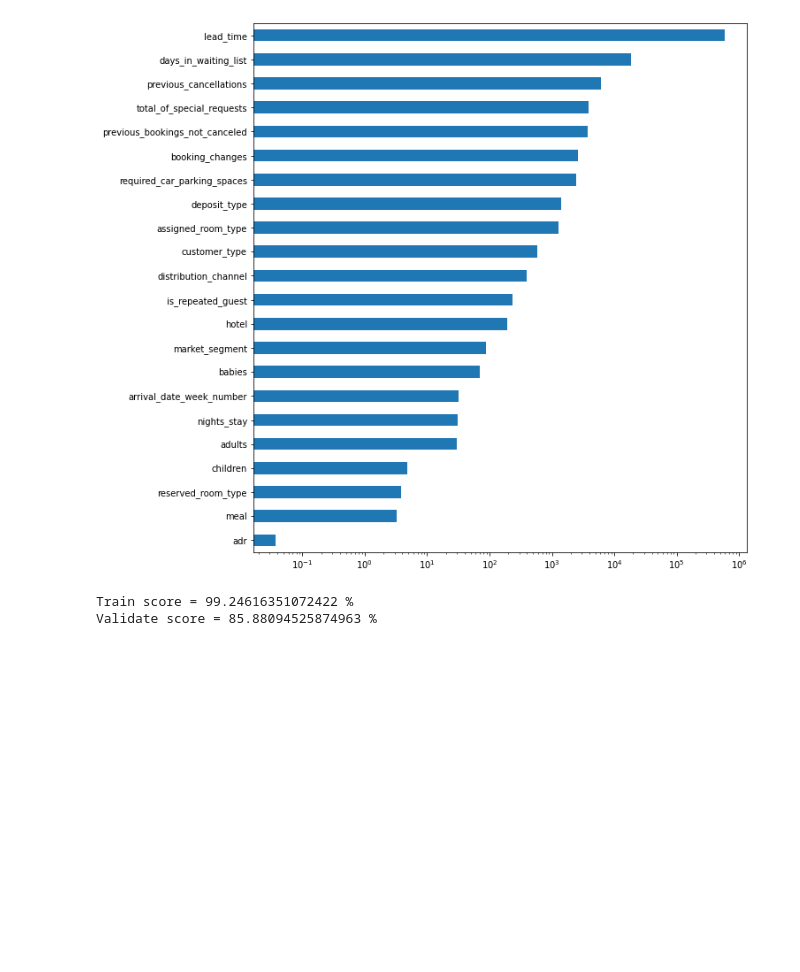
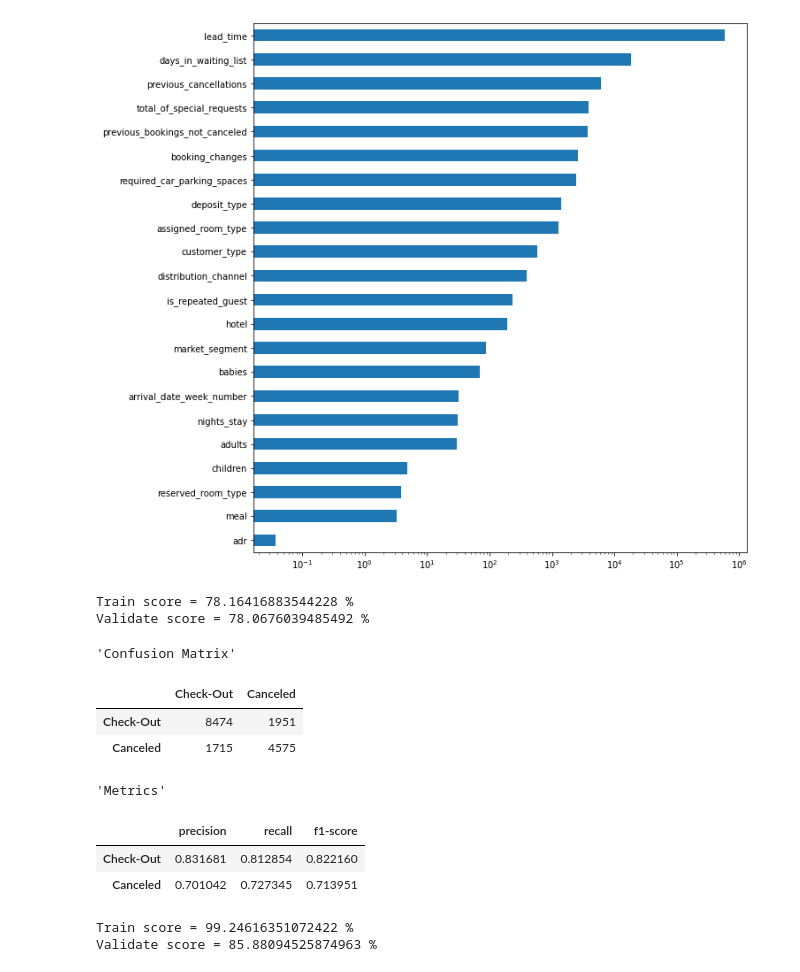
Before and after one commit to karencfisher/Hotel-Cancellations, a Jupyter notebook: notebooks/cancellations.ipynb, the cells around one changed output. Saved outputs shown, nothing was run; the diff lists cells and outputs as text; code cells hidden in the pictures; blank space fills up the shorter version.

```diff
--- a/notebooks/cancellations.ipynb
+++ b/notebooks/cancellations.ipynb
@@ -133,4 +140,23 @@ def getFeatures(scores, threshold):
           features.append(key)
 
     return features
+# %%
+log = make_imb_pipeline(tools.wrangleData(max_cardinality=50),
+                    ce.OneHotEncoder(),
+                    SimpleImputer(),
+                    SMOTE(random_state=42),
+                    LogisticRegression(max_iter=5000))
+
+tools.tryModel(log, X_train, y_train, X_val, y_val)
+# %% [output]
+Train score = 78.16416883544228 %
+Validate score = 78.0676039485492 %
+'Confusion Matrix'
+|  | Check-Out | Canceled |
+| Check-Out | 8474 | 1951 |
+| Canceled | 1715 | 4575 |
+'Metrics'
+|  | precision | recall | f1-score |
+| Check-Out | 0.831681 | 0.812854 | 0.822160 |
+| Canceled | 0.701042 | 0.727345 | 0.713951 |
 # %%
```
Also changed, not shown: parts of 11 cells of this notebook.
